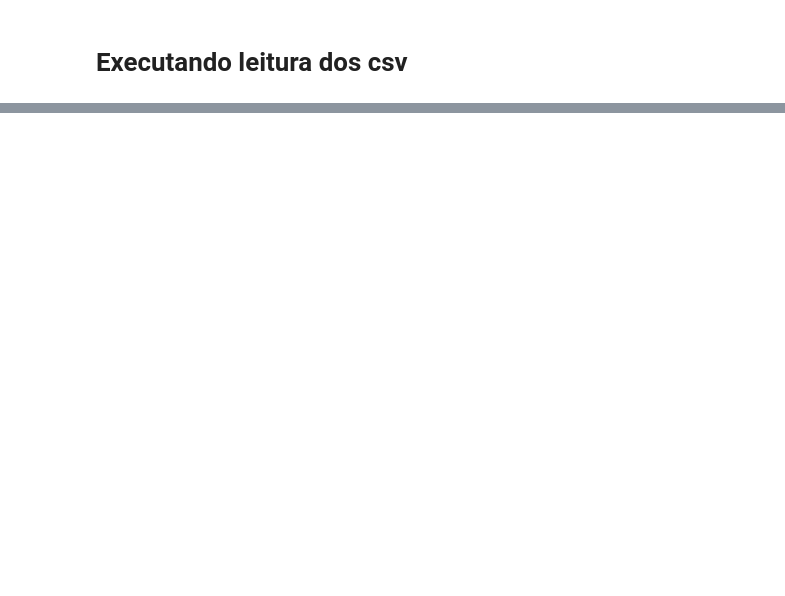
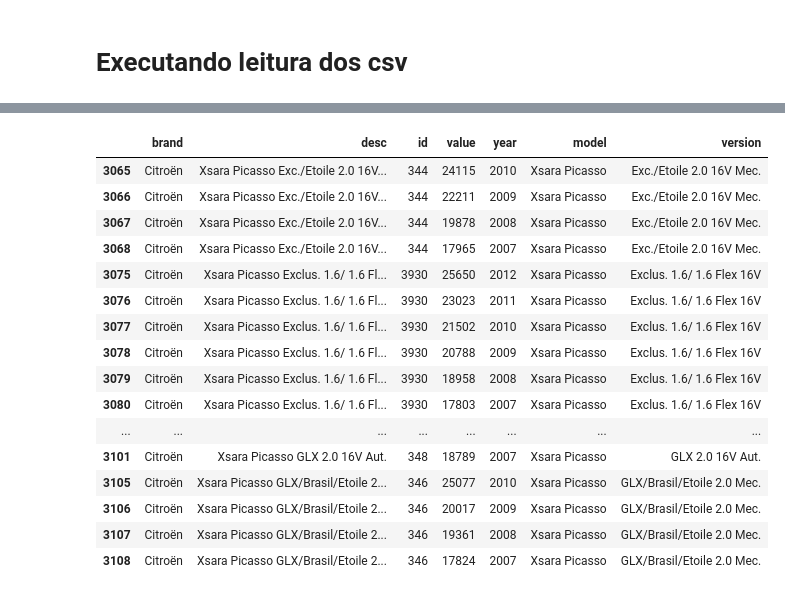
Before and after one commit to icastilho/carwash, a Jupyter notebook: Vehicle Models.ipynb, the cells around one changed output, grey strips where cells are left out. Saved outputs shown, nothing was run; the diff lists cells and outputs as text; code cells hidden in the pictures; blank space fills up the shorter version.

```diff
--- a/Vehicle Models.ipynb
+++ b/Vehicle Models.ipynb
@@ -329,0 +332,20 @@ json
+# %%
+dfmodelo_clean.query('model == "Xsara Picasso"')
+# %% [output]
+|  | brand | desc | id | value | year | model | version |
+| 3065 | Citroën | Xsara Picasso Exc./Etoile 2.0 16V... | 344 | 24115 | 2010 | Xsara Picasso | Exc./Etoile 2.0 16V Mec. |
+| 3066 | Citroën | Xsara Picasso Exc./Etoile 2.0 16V... | 344 | 22211 | 2009 | Xsara Picasso | Exc./Etoile 2.0 16V Mec. |
+| 3067 | Citroën | Xsara Picasso Exc./Etoile 2.0 16V... | 344 | 19878 | 2008 | Xsara Picasso | Exc./Etoile 2.0 16V Mec. |
+| 3068 | Citroën | Xsara Picasso Exc./Etoile 2.0 16V... | 344 | 17965 | 2007 | Xsara Picasso | Exc./Etoile 2.0 16V Mec. |
+| 3075 | Citroën | Xsara Picasso Exclus. 1.6/ 1.6 Fl... | 3930 | 25650 | 2012 | Xsara Picasso | Exclus. 1.6/ 1.6 Flex 16V |
+| 3076 | Citroën | Xsara Picasso Exclus. 1.6/ 1.6 Fl... | 3930 | 23023 | 2011 | Xsara Picasso | Exclus. 1.6/ 1.6 Flex 16V |
+| 3077 | Citroën | Xsara Picasso Exclus. 1.6/ 1.6 Fl... | 3930 | 21502 | 2010 | Xsara Picasso | Exclus. 1.6/ 1.6 Flex 16V |
+| 3078 | Citroën | Xsara Picasso Exclus. 1.6/ 1.6 Fl... | 3930 | 20788 | 2009 | Xsara Picasso | Exclus. 1.6/ 1.6 Flex 16V |
+| 3079 | Citroën | Xsara Picasso Exclus. 1.6/ 1.6 Fl... | 3930 | 18958 | 2008 | Xsara Picasso | Exclus. 1.6/ 1.6 Flex 16V |
+| 3080 | Citroën | Xsara Picasso Exclus. 1.6/ 1.6 Fl... | 3930 | 17803 | 2007 | Xsara Picasso | Exclus. 1.6/ 1.6 Flex 16V |
+| ... | ... | ... | ... | ... | ... | ... | ... |
+| 3101 | Citroën | Xsara Picasso GLX 2.0 16V Aut. | 348 | 18789 | 2007 | Xsara Picasso | GLX 2.0 16V Aut. |
+| 3105 | Citroën | Xsara Picasso GLX/Brasil/Etoile 2... | 346 | 25077 | 2010 | Xsara Picasso | GLX/Brasil/Etoile 2.0 Mec. |
+| 3106 | Citroën | Xsara Picasso GLX/Brasil/Etoile 2... | 346 | 20017 | 2009 | Xsara Picasso | GLX/Brasil/Etoile 2.0 Mec. |
+| 3107 | Citroën | Xsara Picasso GLX/Brasil/Etoile 2... | 346 | 19361 | 2008 | Xsara Picasso | GLX/Brasil/Etoile 2.0 Mec. |
+| 3108 | Citroën | Xsara Picasso GLX/Brasil/Etoile 2... | 346 | 17824 | 2007 | Xsara Picasso | GLX/Brasil/Etoile 2.0 Mec. |
```
Also changed, not shown: parts of 22 cells of this notebook, 15 other files.
